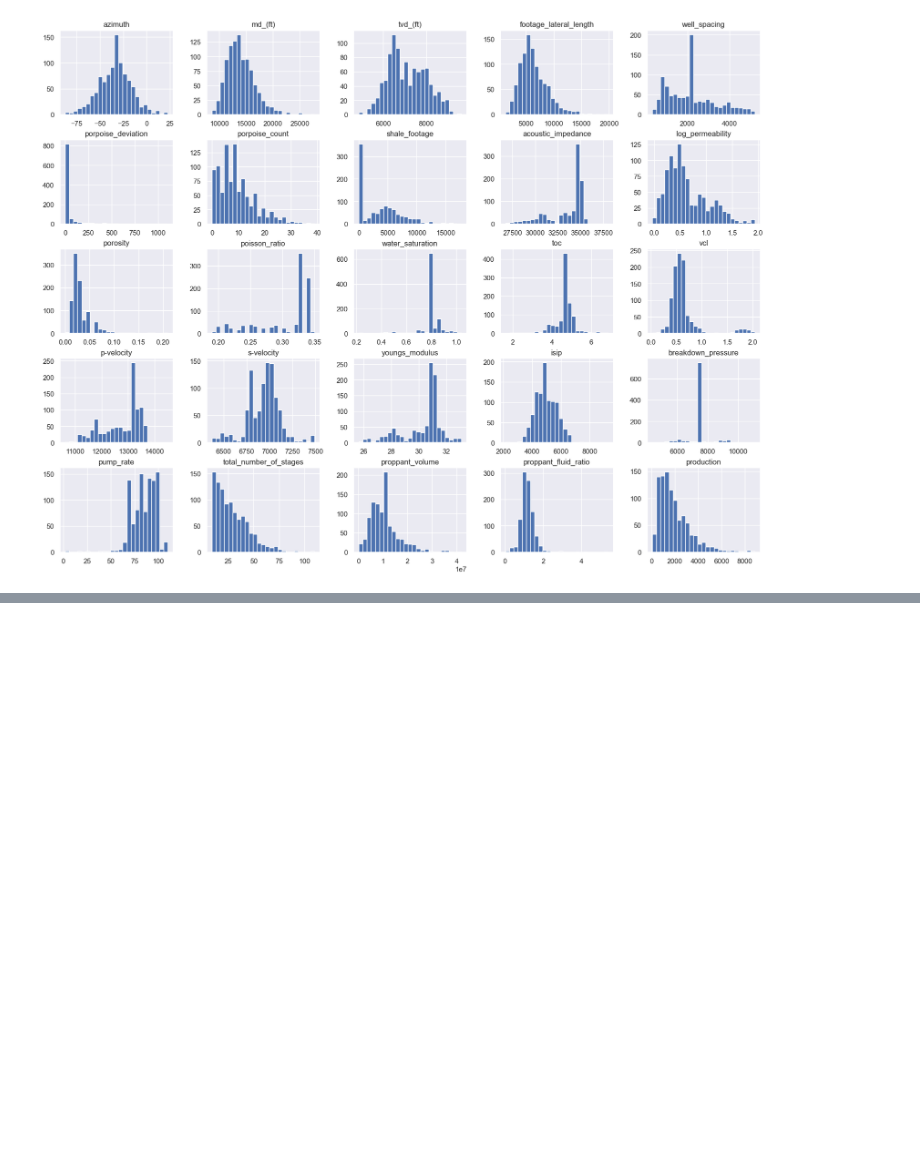
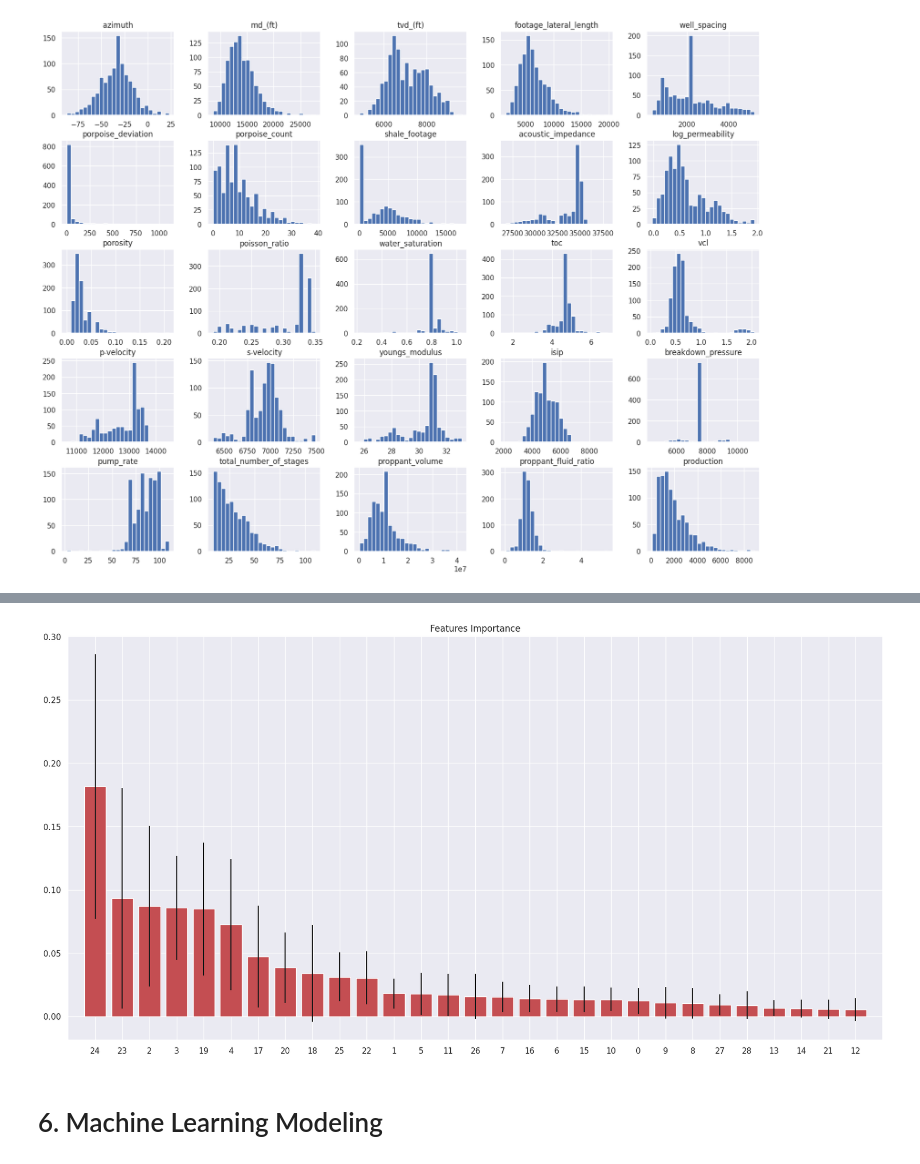
Before and after one commit to m4theus4ndr4de/regression-oil-production-prediction, a Jupyter notebook: notebook/production_prediction.ipynb, the cells around one changed output, grey strips where cells are left out. Drawn from its saved outputs; the diff is of its cells as text; code cells hidden in the pictures; blank space fills up the shorter version.

```diff
--- a/notebook/production_prediction.ipynb
+++ b/notebook/production_prediction.ipynb
@@ -562,0 +647,5 @@ pickle.dump(mm_production, open('../feature_transformation/mm_production.pkl', '
+# %%
+# production - Min Max Scaler
+mm_production = pp.MinMaxScaler()
+df4_train['production'] = mm_production.fit_transform(df4_train[['production']].values)
+pickle.dump(mm_production, open('../feature_transformation/mm_production.pkl', 'wb'))
@@ -562,0 +743,3 @@ pickle.dump(mm_production, open('../feature_transformation/mm_production.pkl', '
+# %%
+df5_train = df4_train.copy()
+df5_test = df4_test.copy()
@@ -562,0 +825,8 @@ pickle.dump(mm_production, open('../feature_transformation/mm_production.pkl', '
+# %%
+# model definition
+rf = en.RandomForestRegressor(n_jobs=-1, random_state=42)
+
+# data preparation
+x_train_n = df5_train.drop(['month_on_production', 'production'], axis=1)
+y_train_n = df5_train['production'].values.ravel()
+rf.fit(x_train_n, y_train_n)
@@ -562,0 +835,16 @@ pickle.dump(mm_production, open('../feature_transformation/mm_production.pkl', '
+# %%
+importances = rf.feature_importances_
+std = np.std([tree.feature_importances_ for tree in rf.estimators_], axis=0)
+indices = np.argsort(importances)[::-1]
+
+# Print the feature ranking
+print("Features Ranking:")
+df = pd.DataFrame()
+for i, j, k in zip(x_train_n, rf.feature_importances_, range(len(rf.feature_importances_))):
+    aux = pd.DataFrame( {'feature': i, 'importance': j}, index=[k])
+    df = pd.concat([df, aux], axis=0)
+
+print(df.sort_values('importance', ascending=False))
+
+columns_selected_tree_importance = ['proppant_volume', 'md_(ft)', 'youngs_modulus', 'p-velocity', 'tvd_(ft)', 'operator', 'total_number_of_stages', 's-velocity',
+                                    'isip', 'pump_rate', 'log_permeability', 'proppant_fluid_ratio', 'treatment_company', 'year_on_production', 'azimuth']
@@ -562,0 +869,12 @@ pickle.dump(mm_production, open('../feature_transformation/mm_production.pkl', '
+# %%
+# Plot the impurity-based feature importances of the forest
+plt.figure()
+plt.title("Features Importance")
+plt.bar(range(x_train_n.shape[1]), importances[indices], color="r", yerr=std[indices], align="center")
+plt.xticks(range(x_train_n.shape[1]), indices)
+plt.xlim([-1, x_train_n.shape[1]])
+plt.show()
+# %% [output]
+[figure, added]
+# %% [markdown]
+# 6. Machine Learning Modeling
```
Also changed, not shown: parts of 45 cells of this notebook, 34 other files.
